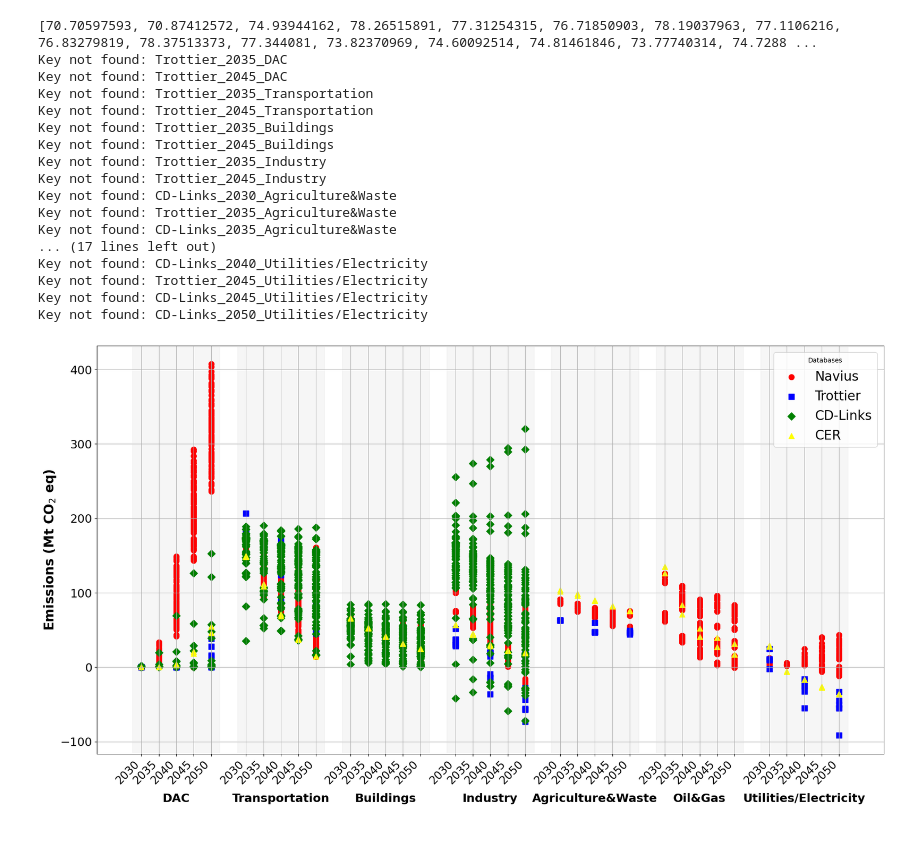
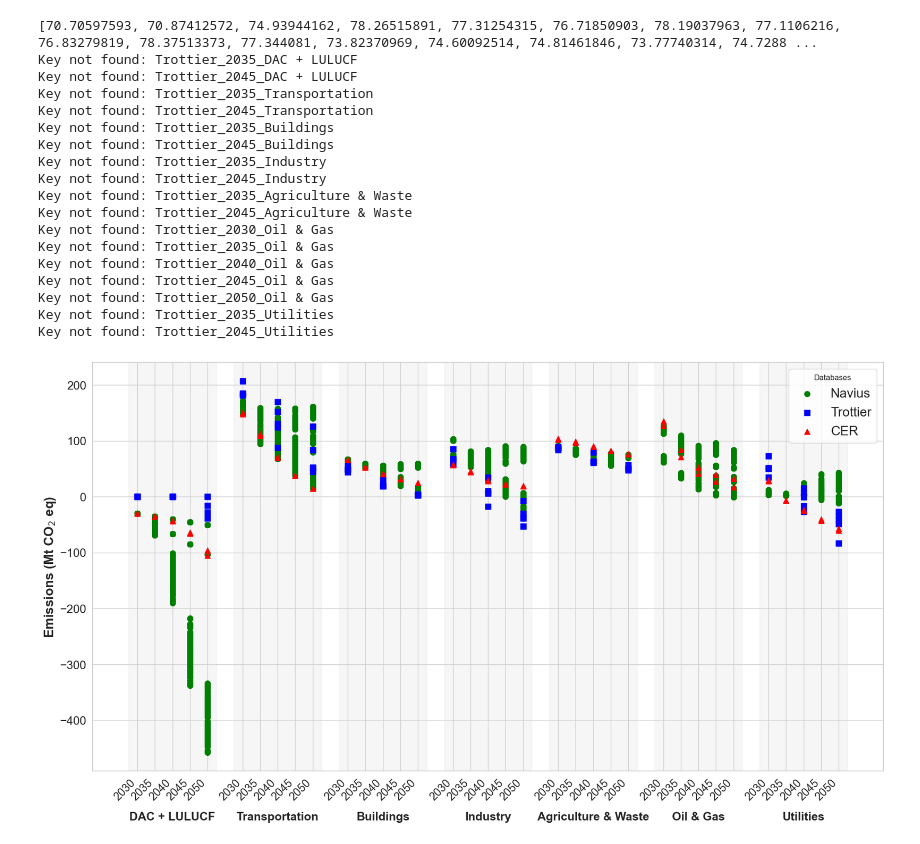
Before and after one commit to FYAbdulla/CDR-SectoralRebound, a Jupyter notebook: 4. Database Intercomparison/Final Scatterplot.ipynb, the cells around one changed output. Saved outputs shown, nothing was run; the diff lists cells and outputs as text; code cells hidden in the pictures.

```diff
--- a/4. Database Intercomparison/Final Scatterplot.ipynb
+++ b/4. Database Intercomparison/Final Scatterplot.ipynb
@@ -42,21 +42,21 @@ process_sheet('Trottier', ['Trottier 2030', 'Trottier 2040', 'Trottier 2050'])
 # Navius_2030_DAC = data_dict['Navius_2030_DAC']
 
 # Example printing one of the data vectors
-print(data_dict['Navius_2040_Agriculture&Waste'])  # Prints all DAC values for Navius 2030
+print(data_dict['Navius_2040_Agriculture & Waste'])  # Prints all DAC values for Navius 2030
 
 # At this point, you have the data stored in data_dict.
 # You can use these lists for plotting, analysis, etc.
 
 # Step 1: Define sectors and years
-sectors = ['DAC', 'Transportation', 'Buildings', 'Industry', 'Agriculture&Waste', 'Oil&Gas', 'Utilities/Electricity']
+sectors = ['DAC + LULUCF', 'Transportation', 'Buildings', 'Industry', 'Agriculture & Waste', 'Oil & Gas', 'Utilities']
 years = [2030, 2035, 2040, 2045, 2050]
 
 # Step 2: Define colors for each database
 database_colors = {
-    'Navius': 'red',
+    'Navius': 'green',
     'Trottier': 'blue',
-    'CD-Links': 'green',
-    'CER': 'yellow'
+    'CD-Links': 'yellow',
+    'CER': 'red'
 }
 
 # Step 3: Define marker styles for each database
@@ -90,6 +90,9 @@ for sector in sectors:
 
         # Fetch data for the given sector and year from each database
         for db_name, color in database_colors.items():
+            if db_name == 'CD-Links':
+                continue  # Skip plotting CD-Links
+
             dict_key = f'{db_name}_{year}_{sector}'  # Format dict key
             if dict_key in data_dict:
                 y_values = data_dict[dict_key]
@@ -119,8 +122,10 @@ for sector in sectors:
 ax.set_xticks(x_ticks)
 ax.set_xticklabels(x_labels, rotation=45, ha="right", fontsize=17)
 
-# Adjust the sector label position by setting a further downward offset
-sector_label_y_offset = ax.get_ylim()[0] - (ax.get_ylim()[1] * 0.15)  # Move sector labels further down
+# Adjust the sector label position further below the ticks
+ymin, ymax = ax.get_ylim()
+sector_label_y_offset = ymin - 0.12 * (ymax - ymin)  # 12% below the bottom of the axis
+
 
 # Add sector labels below the year groups (below the x-axis) with bold and larger font
 for i, sector in enumerate(sectors):
@@ -128,41 +133,42 @@ for i, sector in enumerate(sectors):
             ha='center', fontsize=18, weight='bold')
 
 # Set y-label
 ax.set_ylabel('Emissions (Mt CO$_2$ eq)', fontsize=20, fontweight='bold')
 
 # Set title
 #ax.set_title('Emissions Scatterplot by Sector, Year, and Database', fontsize=16, weight='bold')
 
 # Add a legend with reduced markers size
 handles, labels = ax.get_legend_handles_labels()
 by_label = dict(zip(labels, handles))  # Remove duplicates
 ax.legend(by_label.values(), by_label.keys(), title="Databases", loc='upper right', fontsize=20)
 
 # Show grid for easier reading
 ax.grid(True)
 
 # Adjust plot layout
 plt.tight_layout()
 plt.yticks(fontsize=18)
 
 # Show the plot
 plt.show()
 # %% [output]
 [70.70597593, 70.87412572, 74.93944162, 78.26515891, 77.31254315, 76.71850903, 78.19037963, 77.1106216, 76.83279819, 78.37513373, 77.344081, 73.82370969, 74.60092514, 74.81461846, 73.77740314, 74.7288 ...
-Key not found: Trottier_2035_DAC
-Key not found: Trottier_2045_DAC
+Key not found: Trottier_2035_DAC + LULUCF
+Key not found: Trottier_2045_DAC + LULUCF
 Key not found: Trottier_2035_Transportation
 Key not found: Trottier_2045_Transportation
 Key not found: Trottier_2035_Buildings
 Key not found: Trottier_2045_Buildings
 Key not found: Trottier_2035_Industry
 Key not found: Trottier_2045_Industry
-Key not found: CD-Links_2030_Agriculture&Waste
-Key not found: Trottier_2035_Agriculture&Waste
-Key not found: CD-Links_2035_Agriculture&Waste
-... (17 lines left out)
-Key not found: CD-Links_2040_Utilities/Electricity
-Key not found: Trottier_2045_Utilities/Electricity
-Key not found: CD-Links_2045_Utilities/Electricity
-Key not found: CD-Links_2050_Utilities/Electricity
+Key not found: Trottier_2035_Agriculture & Waste
+Key not found: Trottier_2045_Agriculture & Waste
+Key not found: Trottier_2030_Oil & Gas
+Key not found: Trottier_2035_Oil & Gas
+Key not found: Trottier_2040_Oil & Gas
+Key not found: Trottier_2045_Oil & Gas
+Key not found: Trottier_2050_Oil & Gas
+Key not found: Trottier_2035_Utilities
+Key not found: Trottier_2045_Utilities
-[figure, old version]
+[figure, new version]
```
Also changed, not shown: parts of 1 cell of this notebook, 4 other files.
